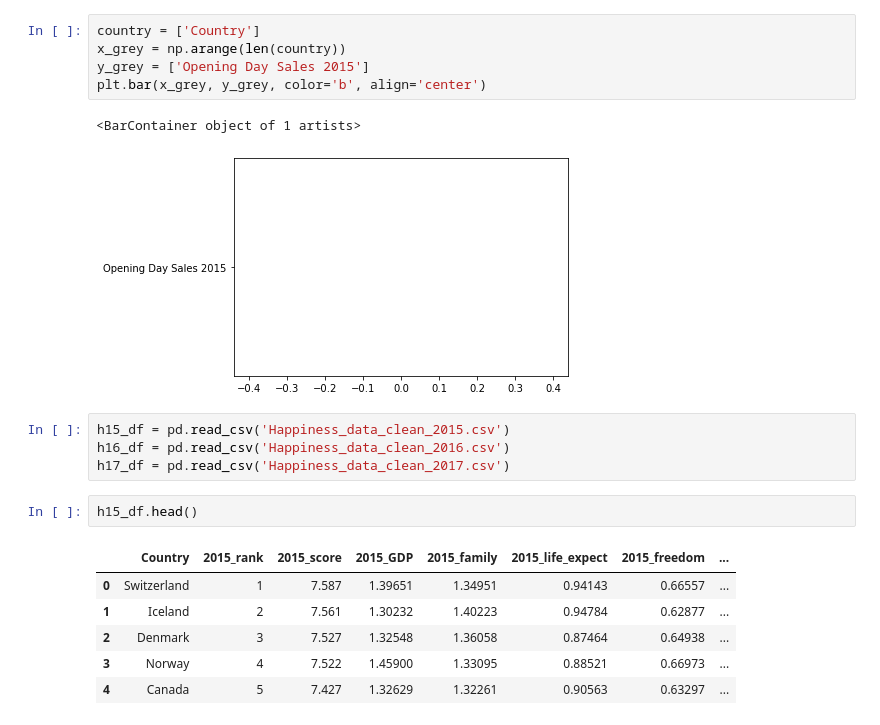
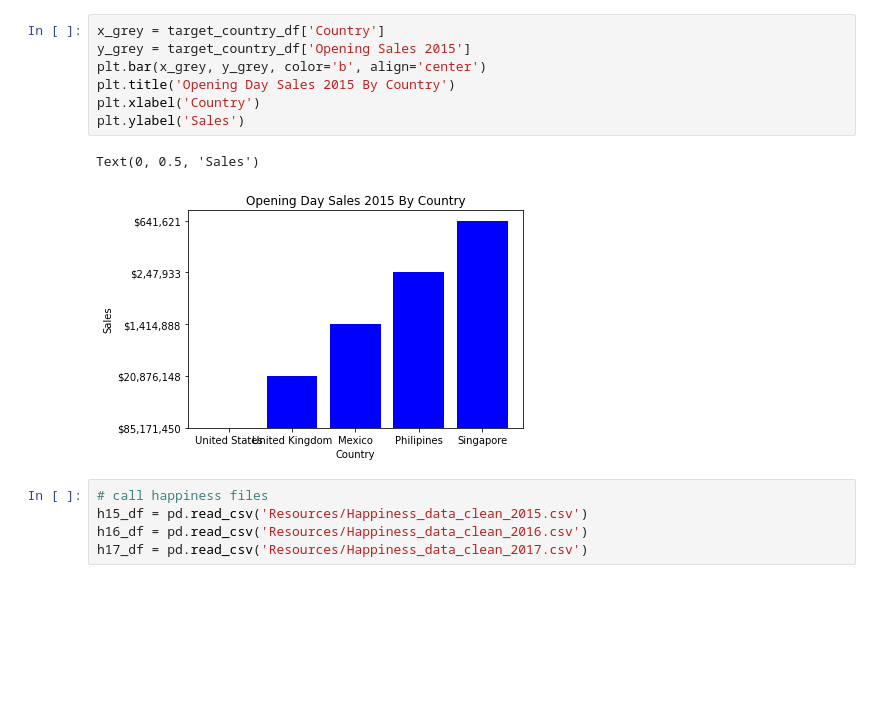
Before and after one commit to jaysueno/Group_Good_Guys, a Jupyter notebook: shades.ipynb, the cells around one changed output. Saved outputs shown, nothing was run; the diff lists cells and outputs as text; blank space fills up the shorter version.

Commit message:
Progress on Scatter Plots
Still need to workout my bar plot issues.

```diff
--- a/shades.ipynb
+++ b/shades.ipynb
@@ -82,21 +52,15 @@ Learn to call just the target countries to pull into the barchart
 # %%
-country = ['Country']
-x_grey = np.arange(len(country))
-y_grey = ['Opening Day Sales 2015']
+x_grey = target_country_df['Country']
+y_grey = target_country_df['Opening Sales 2015']
 plt.bar(x_grey, y_grey, color='b', align='center')
+plt.title('Opening Day Sales 2015 By Country')
+plt.xlabel('Country')
+plt.ylabel('Sales')
 # %% [output]
-<BarContainer object of 1 artists>
+Text(0, 0.5, 'Sales')
-[figure, old version]
+[figure, new version]
 # %%
-h15_df = pd.read_csv('Happiness_data_clean_2015.csv')
-h16_df = pd.read_csv('Happiness_data_clean_2016.csv')
-h17_df = pd.read_csv('Happiness_data_clean_2017.csv')
+# call happiness files
+h15_df = pd.read_csv('Resources/Happiness_data_clean_2015.csv')
+h16_df = pd.read_csv('Resources/Happiness_data_clean_2016.csv')
+h17_df = pd.read_csv('Resources/Happiness_data_clean_2017.csv')
-# %%
-h15_df.head()
-# %% [output]
-|  | Country | 2015_rank | 2015_score | 2015_GDP | 2015_family | 2015_life_expect | 2015_freedom | ... |
-| 0 | Switzerland | 1 | 7.587 | 1.39651 | 1.34951 | 0.94143 | 0.66557 | ... |
-| 1 | Iceland | 2 | 7.561 | 1.30232 | 1.40223 | 0.94784 | 0.62877 | ... |
-| 2 | Denmark | 3 | 7.527 | 1.32548 | 1.36058 | 0.87464 | 0.64938 | ... |
-| 3 | Norway | 4 | 7.522 | 1.45900 | 1.33095 | 0.88521 | 0.66973 | ... |
-| 4 | Canada | 5 | 7.427 | 1.32629 | 1.32261 | 0.90563 | 0.63297 | ... |
```
Also changed, not shown: parts of 19 cells of this notebook.
